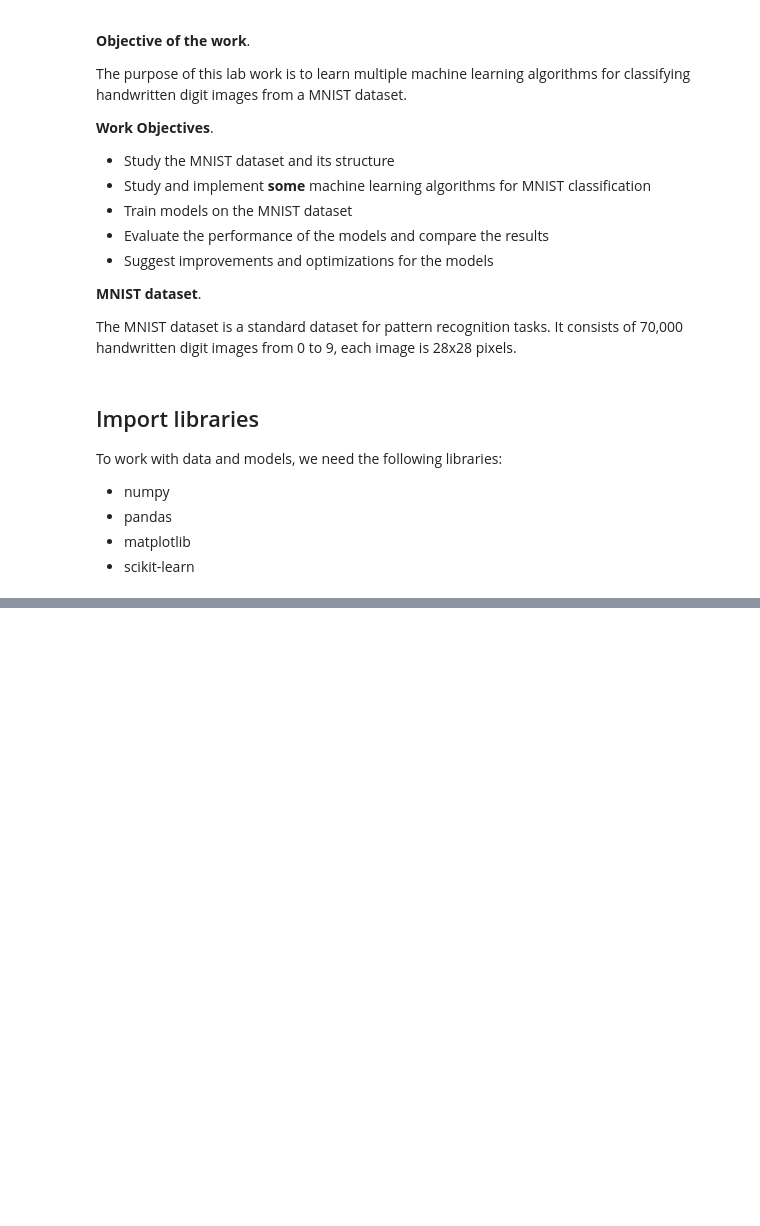
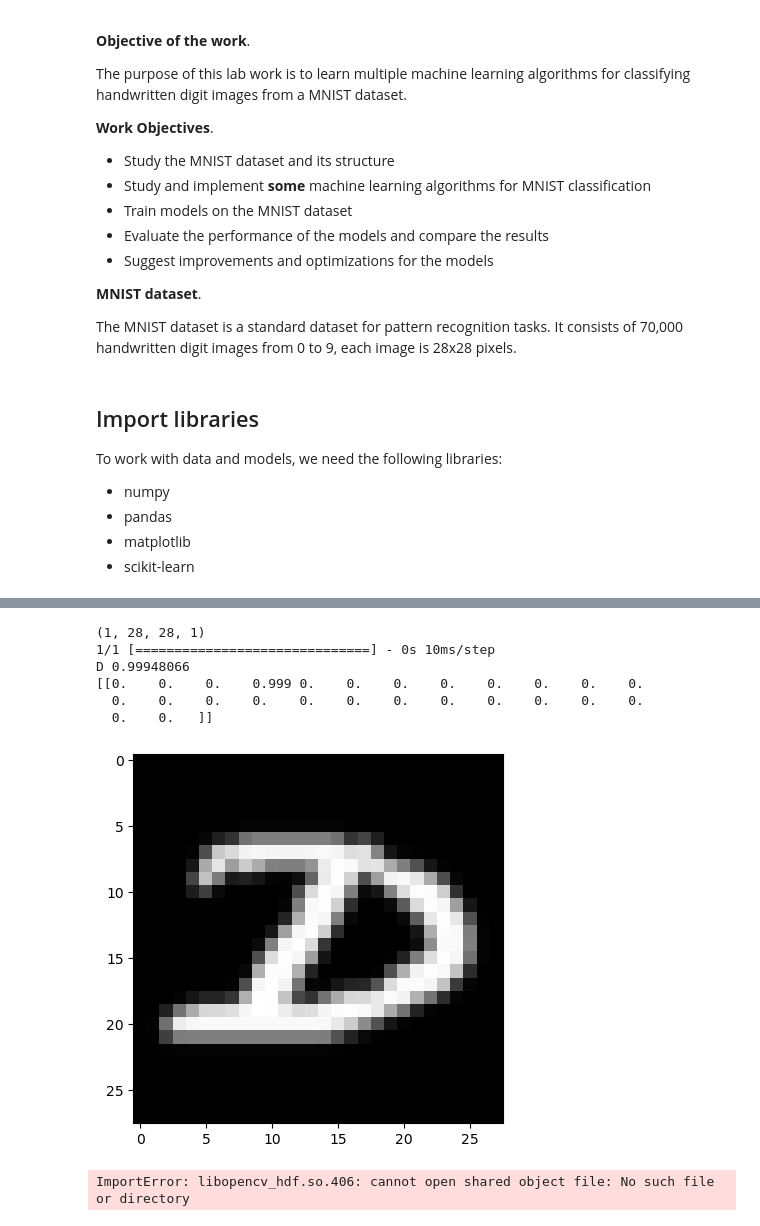
Before and after one commit to d3dx13/Deep-Learning-ITMO-2023, a Jupyter notebook: labs/1/ML_Classification.ipynb, the cells around one changed output, grey strips where cells are left out. Cells and saved outputs as stored; diff of their text form; code cells hidden in the pictures; blank space fills up the shorter version.

```diff
--- a/labs/1/ML_Classification.ipynb
+++ b/labs/1/ML_Classification.ipynb
@@ -119,0 +145,25 @@ X_train, X_test, y_train, y_test =
+# %%
+model = keras.models.Sequential()
+
+model.add(keras.layers.Conv2D(filters=32, kernel_size=(2,2), activation='relu',
+                              input_shape=(image_size,image_size,1)))
+model.add(keras.layers.Dropout(.5))
+
+model.add(keras.layers.Conv2D(filters=128, kernel_size=(15,15), strides=3, activation='relu',
+                              input_shape=(image_size,image_size,1)))
+model.add(keras.layers.Dropout(.5))
+
+model.add(keras.layers.Conv2D(filters=128, kernel_size=(5,5), strides=2, activation='relu',
+                              input_shape=(image_size,image_size,1)))
+
+model.add(keras.layers.Flatten())
+
+model.add(keras.layers.Dense(units=num_classes * 8, activation='relu'))
+model.add(keras.layers.Dense(units=num_classes, activation='softmax'))
+
+model.compile(optimizer='rmsprop', loss='categorical_crossentropy', metrics=['accuracy'])
+model.summary()
+
+MCP = keras.callbacks.ModelCheckpoint('Best_points.h5',verbose=1,save_best_only=True,monitor='val_accuracy',mode='max')
+ES = keras.callbacks.EarlyStopping(monitor='val_accuracy',min_delta=0,verbose=0,restore_best_weights = True,patience=3,mode='max')
+RLP = keras.callbacks.ReduceLROnPlateau(monitor='val_loss',patience=3,factor=0.2,min_lr=0.0001)
@@ -119,0 +254,49 @@ X_train, X_test, y_train, y_test =
+# %%
+idx = np.random.randint(len(test_x))
+image = test_x[idx:idx+1,:,:,:]
+print(image.shape)
+
+plt.imshow(image[0,:,:,0], cmap=plt.cm.binary_r, vmin=0, vmax=1)
+res = model.predict(image)
+
+res_idx = np.argmax(res)
+print(class_mapping[res_idx], np.max(res))
+print(np.round(res * 1000) / 1000)
+# %% [output]
+(1, 28, 28, 1)
+1/1 [==============================] - 0s 10ms/step
+D 0.99948066
+[[0.    0.    0.    0.999 0.    0.    0.    0.    0.    0.    0.    0.
+  0.    0.    0.    0.    0.    0.    0.    0.    0.    0.    0.    0.
+  0.    0.   ]]
+[figure, added]
+# %%
+import cv2
+import matplotlib.pyplot as plt
+
+def grab_frame(cap):
+    ret,frame = cap.read()
+    return cv2.cvtColor(frame,cv2.COLOR_BGR2RGB)
+
+#Initiate the two cameras
+cap1 = cv2.VideoCapture(0)
+
+#create two subplots
+ax1 = plt.subplot(1,2,1)
+ax2 = plt.subplot(1,2,2)
+
+#create two image plots
+im1 = ax1.imshow(grab_frame(cap1))
+im2 = ax2.imshow(grab_frame(cap2))
+
+plt.ion()
+
+while True:
+    im1.set_data(grab_frame(cap1))
+    im2.set_data(grab_frame(cap2))
+    plt.pause(0.2)
+
+plt.ioff() # due to infinite loop, this gets never called.
+plt.show()
+# %% [output]
+ImportError: libopencv_hdf.so.406: cannot open shared object file: No such file or directory
```
Also changed, not shown: parts of 21 cells of this notebook, 5 other files.
